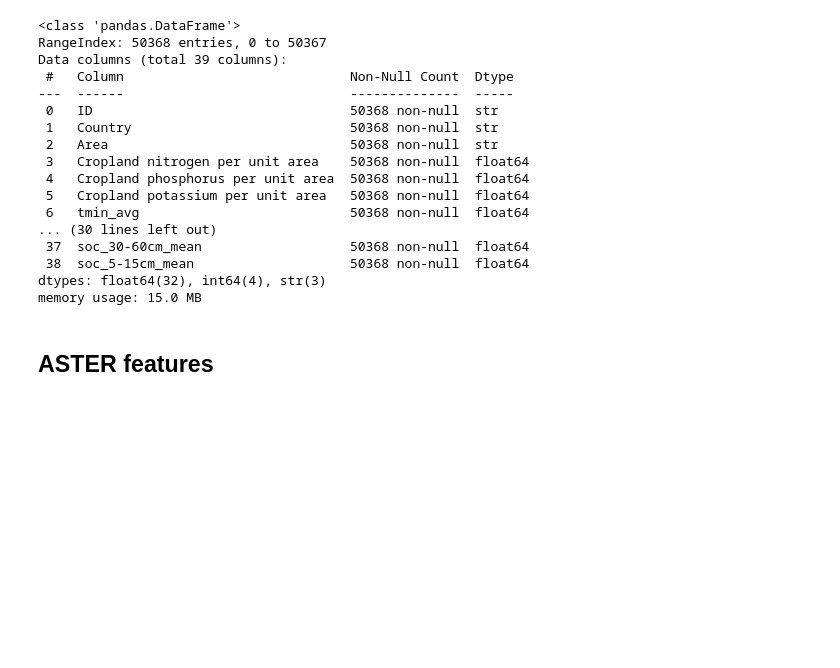
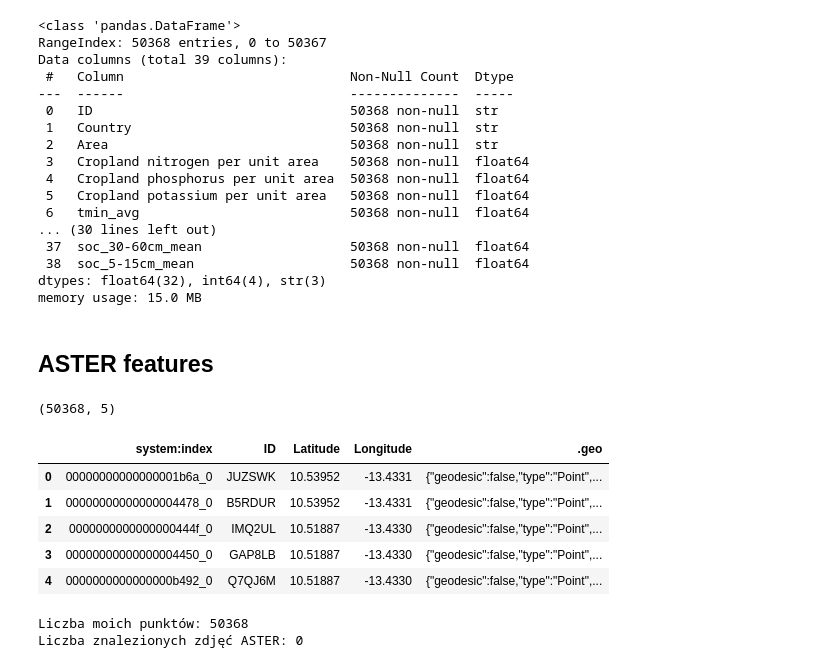
Before and after one commit to lucknera/projekt_interdyscyplinarny, a Jupyter notebook: models/olek-fe.ipynb, the cells around one changed output. Saved outputs shown, nothing was run; the diff lists cells and outputs as text; code cells hidden in the pictures; blank space fills up the shorter version.

Commit message:
added ASTER features

```diff
--- a/models/olek-fe.ipynb
+++ b/models/olek-fe.ipynb
@@ -888,0 +917,22 @@ features_comb.to_csv('../features/olek-features.csv', index=False)
+# %%
+ASTER_df = pd.read_csv('../datasets/ASTER_data_features.csv')
+print(ASTER_df.shape)
+ASTER_df.head()
+# %% [output]
+(50368, 5)
+|  | system:index | ID | Latitude | Longitude | .geo |
+| 0 | 00000000000000001b6a_0 | JUZSWK | 10.53952 | -13.4331 | {"geodesic":false,"type":"Point",... |
+| 1 | 00000000000000004478_0 | B5RDUR | 10.53952 | -13.4331 | {"geodesic":false,"type":"Point",... |
+| 2 | 0000000000000000444f_0 | IMQ2UL | 10.51887 | -13.4330 | {"geodesic":false,"type":"Point",... |
+| 3 | 00000000000000004450_0 | GAP8LB | 10.51887 | -13.4330 | {"geodesic":false,"type":"Point",... |
+| 4 | 0000000000000000b492_0 | Q7QJ6M | 10.51887 | -13.4330 | {"geodesic":false,"type":"Point",... |
+# %%
+# 1. Sprawdźmy, czy punkty w ogóle są w GEE
+print("Liczba moich punktów:", points_geo.size().getInfo())
+
+# 2. Sprawdźmy, czy GEE widzi jakiekolwiek zdjęcia ASTER dla Twoich próbek
+test_kolekcji = colection.filterBounds(points_geo).filterDate('2000-01-01', '2007-12-31')
+print("Liczba znalezionych zdjęć ASTER:", test_kolekcji.size().getInfo())
+# %% [output]
+Liczba moich punktów: 50368
+Liczba znalezionych zdjęć ASTER: 0
```
Also changed, not shown: parts of 9 cells of this notebook, 2 other files.
